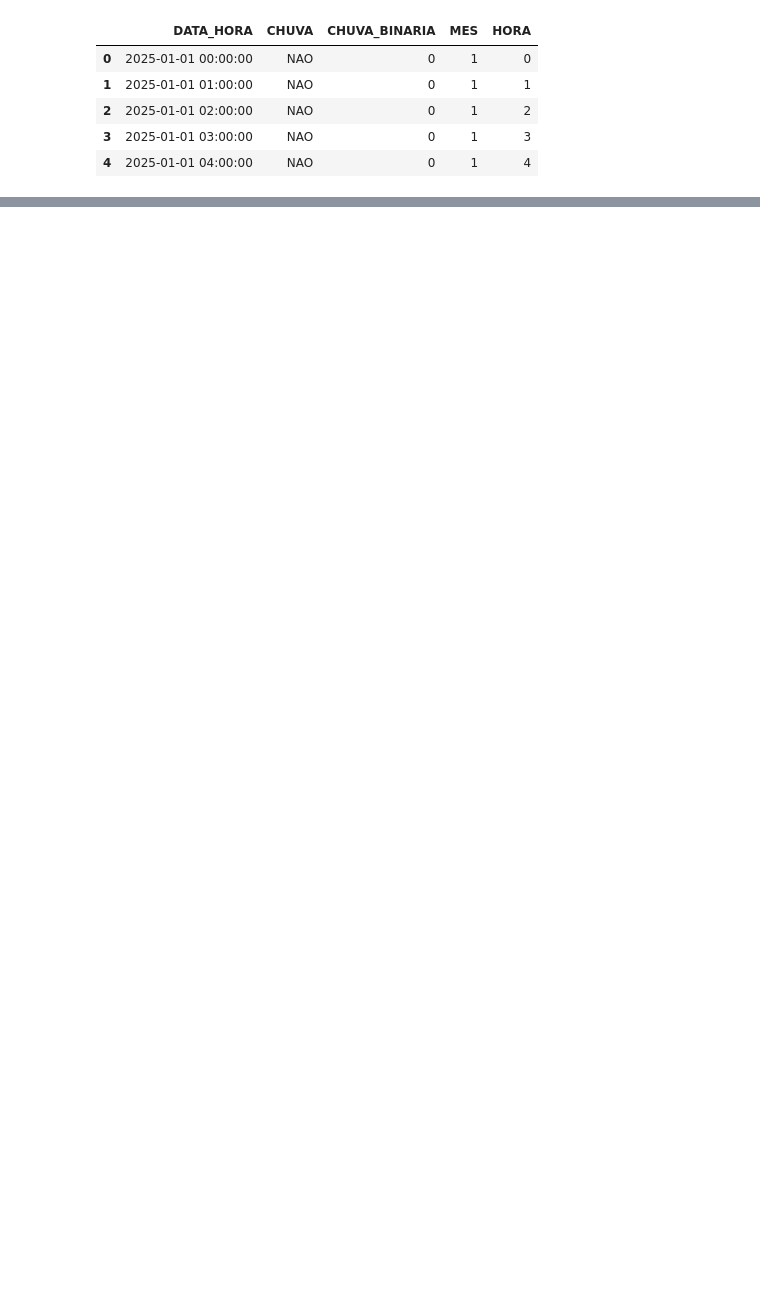
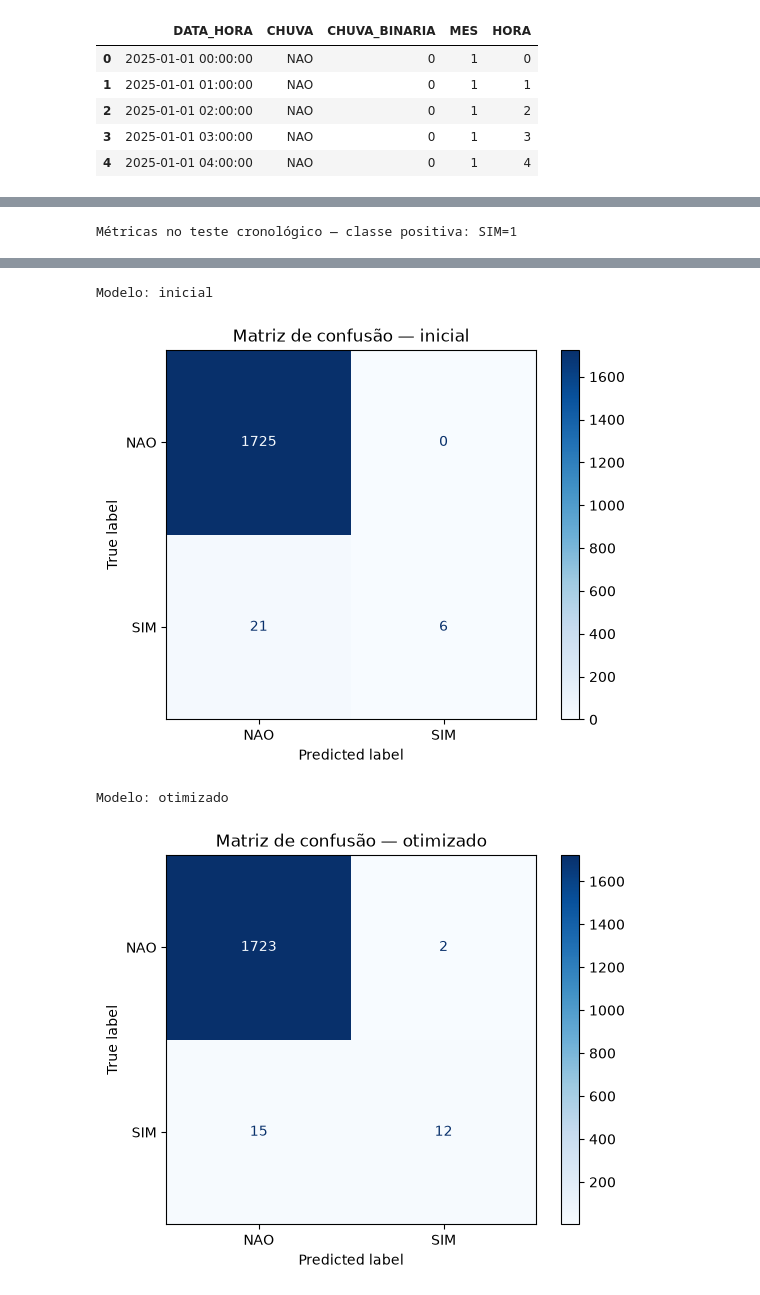
Before and after one commit to Douglas-Brasil/analise-precipitacao-caruaru, a Jupyter notebook: notebooks/10_random_forest.ipynb, the cells around one changed output, grey strips where cells are left out. Saved outputs shown, nothing was run; the diff lists cells and outputs as text; code cells hidden in the pictures; blank space fills up the shorter version.

Commit message:
Finaliza Random Forest e padroniza apresentacao e guias de estudo

```diff
--- a/notebooks/10_random_forest.ipynb
+++ b/notebooks/10_random_forest.ipynb
@@ -192,0 +196,20 @@ Use esta estrutura na apresentação: *“Treinamos 300 árvores de decisão. Ca
+# %%
+param_dist = { # define as opções que poderão ser sorteadas
+    'modelo__n_estimators': [100, 200], # sorteia cem ou duzentas árvores
+    'modelo__max_depth': [6, 10, None], # sorteia a profundidade máxima de cada árvore
+    'modelo__min_samples_leaf': [1, 3, 5], # sorteia o mínimo de registros por folha
+    'modelo__max_features': ['sqrt', 'log2'], # sorteia a regra da quantidade de atributos por divisão
+}
+busca = RandomizedSearchCV( # cria a busca com combinações sorteadas
+    estimator=pipeline_rf, # mantém o tratamento dos nulos dentro dos folds
+    param_distributions=param_dist, # fornece as opções do sorteio
+    n_iter=4, # testa somente quatro combinações para reduzir o tempo
+    scoring='f1', # escolhe pelo f1 da classe sim
+    cv=cv_temporal, # usa as cinco divisões temporais
+    random_state=42, # permite repetir o sorteio das combinações
+    n_jobs=1, # deixa o paralelismo para cada floresta
+    refit=True, # ajusta o melhor candidato com todo o treino
+    error_score='raise', # mostra qualquer falha de ajuste
+)
+busca.fit(X_train, y_train) # executa a busca sem usar o teste
+print('Random Search concluído: 4 combinações e 5 divisões temporais') # identifica o fim da busca
@@ -192,0 +275,38 @@ Use esta estrutura na apresentação: *“Treinamos 300 árvores de decisão. Ca
+# %%
+pred_inicial = pipeline_rf.predict(X_test) # classifica o teste com o modelo inicial
+pred_otimizado = modelo_otimizado.predict(X_test) # classifica o mesmo teste com o modelo ajustado
+previsoes_modelos = { # guarda as previsões dos dois modelos já escolhidos
+    'inicial': pred_inicial, # identifica a floresta de quatrocentas árvores
+    'otimizado': pred_otimizado, # identifica a floresta escolhida pela validação
+}
+resultados = {} # guarda as métricas finais de cada modelo
+for nome, previsoes in previsoes_modelos.items(): # avalia cada conjunto de previsões
+    resultados[nome] = { # calcula as métricas sem treinar novamente
+        'acuracia': accuracy_score(y_test, previsoes), # mede a proporção total de acertos
+        'precisao_sim': precision_score(y_test, previsoes, pos_label=1, zero_division=0), # mede os acertos dos alertas de chuva
+        'sensibilidade_sim': recall_score(y_test, previsoes, pos_label=1, zero_division=0), # mede a proporção de chuvas detectadas
+        'especificidade': recall_score(y_test, previsoes, pos_label=0, zero_division=0), # mede a detecção das horas sem chuva
+        'f1_sim': f1_score(y_test, previsoes, pos_label=1, zero_division=0), # equilibra precisão e sensibilidade de chuva
+        'mcc': matthews_corrcoef(y_test, previsoes), # considera os acertos e erros das duas classes
+    }
+comparacao = pd.DataFrame(resultados).T # coloca os modelos nas linhas da tabela
+exibicao = comparacao.copy() # preserva os valores usados nos cálculos
+for coluna in comparacao.columns: # escolhe como apresentar cada métrica
+    formato = '{:.4f}' if coluna == 'mcc' else '{:.2%}' # separa o mcc dos percentuais
+    exibicao[coluna] = comparacao[coluna].map(formato.format) # formata apenas a visualização
+exibicao = exibicao.rename(columns={'acuracia': 'Acurácia', 'precisao_sim': 'Precisão SIM', 'sensibilidade_sim': 'Sensibilidade SIM', 'especificidade': 'Especificidade', 'f1_sim': 'F1 SIM', 'mcc': 'MCC'}) # identifica as métricas
+exibicao.index = ['Floresta inicial', 'Floresta ajustada'] # identifica claramente as duas versões
+print('Métricas no teste cronológico — classe positiva: SIM=1') # identifica o conjunto de avaliação
+display(exibicao) # mostra os resultados reais do teste
+for nome, previsoes in previsoes_modelos.items(): # apresenta os detalhes de cada modelo
+    print('Modelo:', nome) # identifica o resultado apresentado
+    ConfusionMatrixDisplay.from_predictions( # desenha os acertos e erros do modelo
+        y_test, previsoes, # compara as classes reais com as previstas
+        labels=[0, 1], # fixa a classe negativa antes da positiva
+        display_labels=['NAO', 'SIM'], # escreve os nomes das classes nos eixos
+        cmap='Blues', # usa tons de azul para representar as quantidades
+    )
+    plt.title(f'Matriz de confusão — {nome}') # identifica o modelo no título
+    plt.show() # mostra a matriz de confusão
+# %% [output]
+Métricas no teste cronológico — classe positiva: SIM=1
@@ -192,0 +316,4 @@ Use esta estrutura na apresentação: *“Treinamos 300 árvores de decisão. Ca
+Modelo: inicial
+[figure, added]
+Modelo: otimizado
+[figure, added]
```
Also changed, not shown: parts of 32 cells of this notebook, 3 other files.
